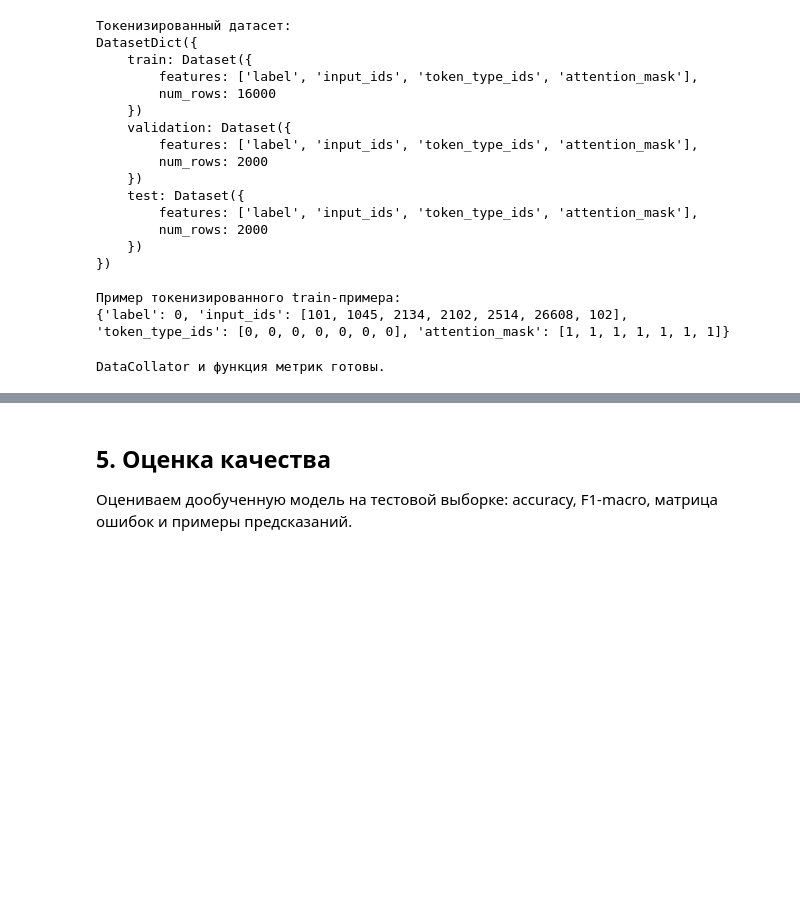
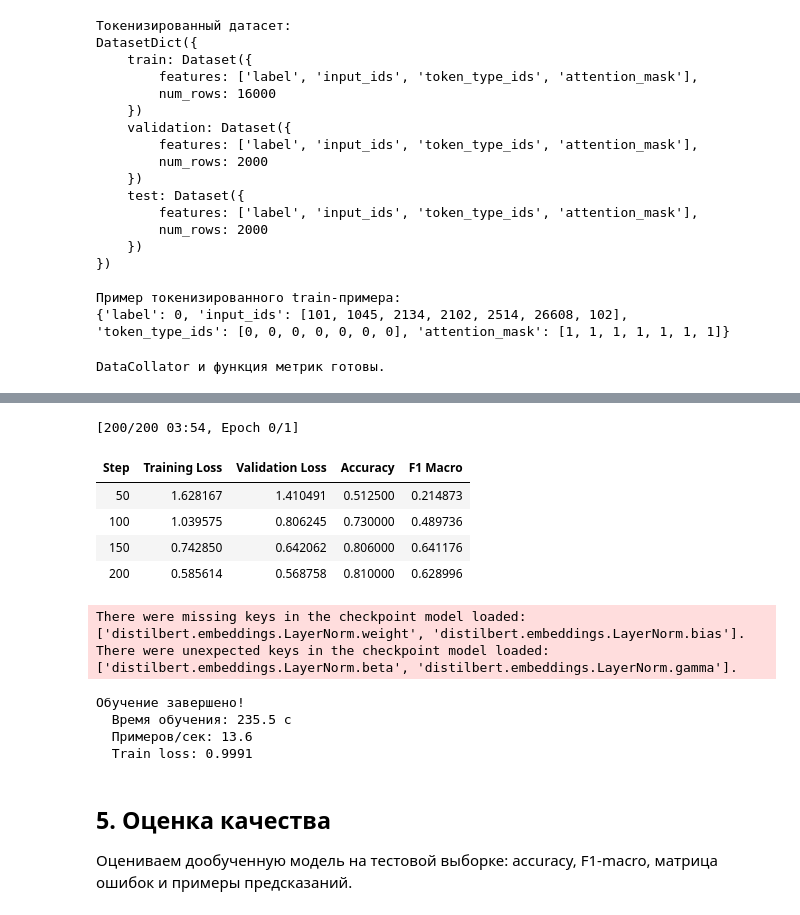
Before and after one commit to S10vesh/dopobr, a Jupyter notebook: homeworks/HW13/HW13.ipynb, the cells around one changed output, grey strips where cells are left out. Saved outputs shown, nothing was run; the diff lists cells and outputs as text; code cells hidden in the pictures; blank space fills up the shorter version.

```diff
--- a/homeworks/HW13/HW13.ipynb
+++ b/homeworks/HW13/HW13.ipynb
@@ -354,18 +431,22 @@ print("DataCollator и функция метрик готовы.")
 # %% [output]
 DataCollator и функция метрик готовы.
 # %%
-# Загрузка модели для классификации
-model = AutoModelForSequenceClassification.from_pretrained(
-    MODEL_NAME,
-    num_labels=len(label_names),
-    id2label=id2label,
-    label2id=label2id,
-)
-model = model.to(device)
+CAN_TRAIN = globals().get("CAN_TRAIN", True)
+if CAN_TRAIN:
+    # Загрузка модели для классификации
+    model = AutoModelForSequenceClassification.from_pretrained(
+        MODEL_NAME,
+        num_labels=len(label_names),
+        id2label=id2label,
+        label2id=label2id,
+    )
+    model = model.to(device)
 
-print(f"Модель загружена: {MODEL_NAME}")
-print(f"Число параметров: {sum(p.numel() for p in model.parameters()):,}")
-print(f"Число обучаемых параметров: {sum(p.numel() for p in model.parameters() if p.requires_grad):,}")
+    print(f"Модель загружена: {MODEL_NAME}")
+    print(f"Число параметров: {sum(p.numel() for p in model.parameters()):,}")
+    print(f"Число обучаемых параметров: {sum(p.numel() for p in model.parameters() if p.requires_grad):,}")
+else:
+    print('[SKIP] CAN_TRAIN=False')
 # %% [output]
 DistilBertForSequenceClassification LOAD REPORT from: distilbert-base-uncased
 Key                     | Status     |
@@ -456,11 +540,28 @@ print(f"Размер validation: {len(tokenized_dataset['validation'])}")
 # %%
-# Запуск обучения
-train_result = trainer.train()
+CAN_TRAIN = globals().get("CAN_TRAIN", True)
+if CAN_TRAIN:
+    # Запуск обучения
+    train_result = trainer.train()
 
-print("\nОбучение завершено!")
-print(f"  Время обучения: {train_result.metrics['train_runtime']:.1f} с")
-print(f"  Примеров/сек: {train_result.metrics['train_samples_per_second']:.1f}")
-print(f"  Train loss: {train_result.metrics['train_loss']:.4f}")
+    print("\nОбучение завершено!")
+    print(f"  Время обучения: {train_result.metrics['train_runtime']:.1f} с")
+    print(f"  Примеров/сек: {train_result.metrics['train_samples_per_second']:.1f}")
+    print(f"  Train loss: {train_result.metrics['train_loss']:.4f}")
+else:
+    print('[SKIP] CAN_TRAIN=False')
+# %% [output]
+[200/200 03:54, Epoch 0/1]
+| Step | Training Loss | Validation Loss | Accuracy | F1 Macro |
+| 50 | 1.628167 | 1.410491 | 0.512500 | 0.214873 |
+| 100 | 1.039575 | 0.806245 | 0.730000 | 0.489736 |
+| 150 | 0.742850 | 0.642062 | 0.806000 | 0.641176 |
+| 200 | 0.585614 | 0.568758 | 0.810000 | 0.628996 |
+There were missing keys in the checkpoint model loaded: ['distilbert.embeddings.LayerNorm.weight', 'distilbert.embeddings.LayerNorm.bias'].
+There were unexpected keys in the checkpoint model loaded: ['distilbert.embeddings.LayerNorm.beta', 'distilbert.embeddings.LayerNorm.gamma'].
+Обучение завершено!
+  Время обучения: 235.5 с
+  Примеров/сек: 13.6
+  Train loss: 0.9991
 # %% [markdown]
 ## 5. Оценка качества
 
```
Also changed, not shown: parts of 17 cells of this notebook, 3 other files.
